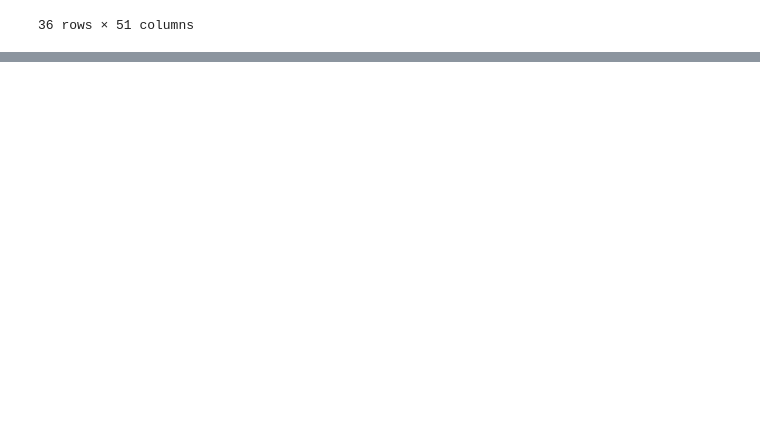
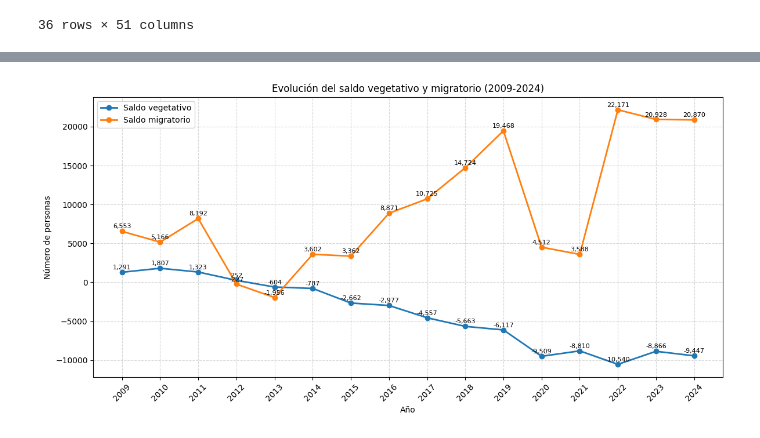
Before and after one commit to Leire2026/EDA, a Jupyter notebook: Presentacion.ipynb, the cells around one changed output, grey strips where cells are left out. Cells and saved outputs as stored; diff of their text form; code cells hidden in the pictures; blank space fills up the shorter version.

```diff
--- a/Presentacion.ipynb
+++ b/Presentacion.ipynb
@@ -520,0 +641,37 @@ A la luz de los dos análisis realizados, y de las gráficas elaboradas, se pued
+# %%
+
+
+# Filas de interés
+saldo_vegetativo = evolucion_pob[evolucion_pob[" Parametro"] == "Saldo_Vegetativo"].iloc[0, 1:].astype(float)
+saldo_migratorio = evolucion_pob[evolucion_pob[" Parametro"] == "Saldo_Migratorio"].iloc[0, 1:].astype(float)
+
+# Años
+anios = evolucion_pob.columns[1:]
+
+# Offset dinámico pequeño
+offset = max(abs(saldo_vegetativo).max(), abs(saldo_migratorio).max()) * 0.01
+
+plt.figure(figsize=(12,6))
+
+plt.plot(anios, saldo_vegetativo, marker='o', linewidth=2, label='Saldo vegetativo')
+plt.plot(anios, saldo_migratorio, marker='o', linewidth=2, label='Saldo migratorio')
+
+# Etiquetas Saldo vegetativo
+for x, y in zip(anios, saldo_vegetativo):
+    plt.text(x, y + offset, f'{int(y):,}', ha='center', va='bottom', fontsize=8)
+
+# Etiquetas Saldo migratorio
+for x, y in zip(anios, saldo_migratorio):
+    plt.text(x, y + offset, f'{int(y):,}', ha='center', va='bottom', fontsize=8)
+
+plt.title('Evolución del saldo vegetativo y migratorio (2009-2024)')
+plt.xlabel('Año')
+plt.ylabel('Número de personas')
+plt.xticks(rotation=45)
+plt.grid(True, linestyle='--', alpha=0.5)
+plt.legend()
+
+plt.tight_layout()
+plt.show()
+# %% [output]
+[figure, added]
```
Also changed, not shown: parts of 21 cells of this notebook.
